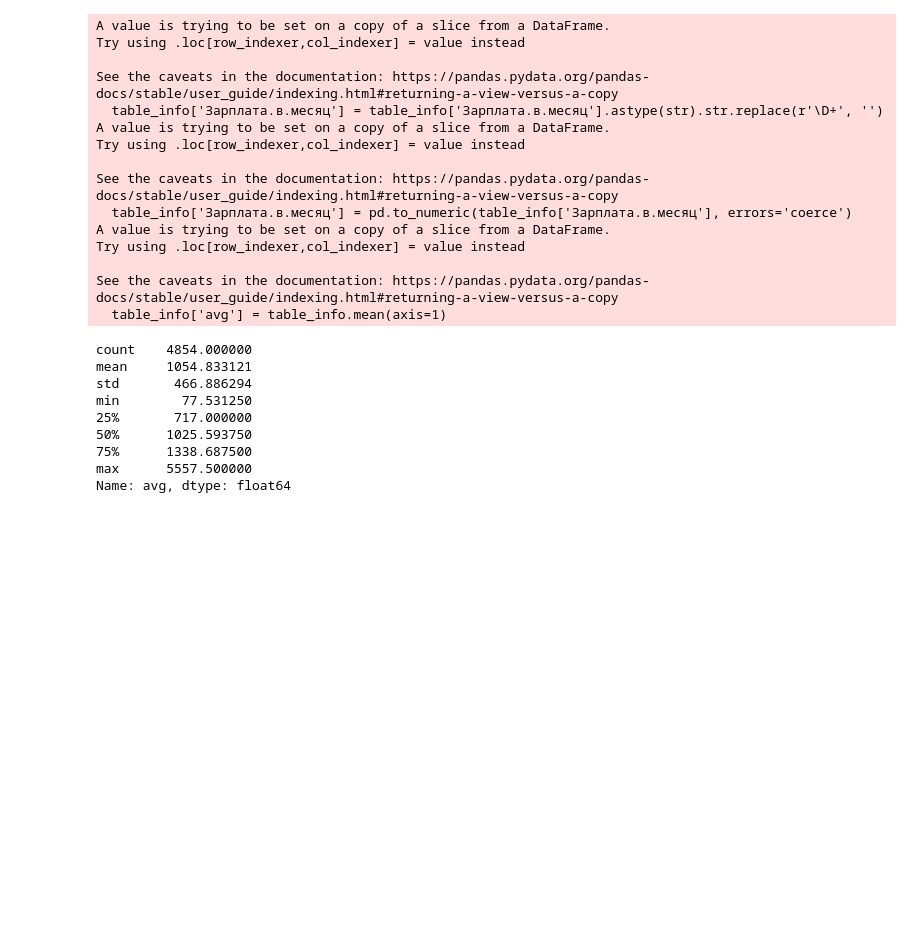
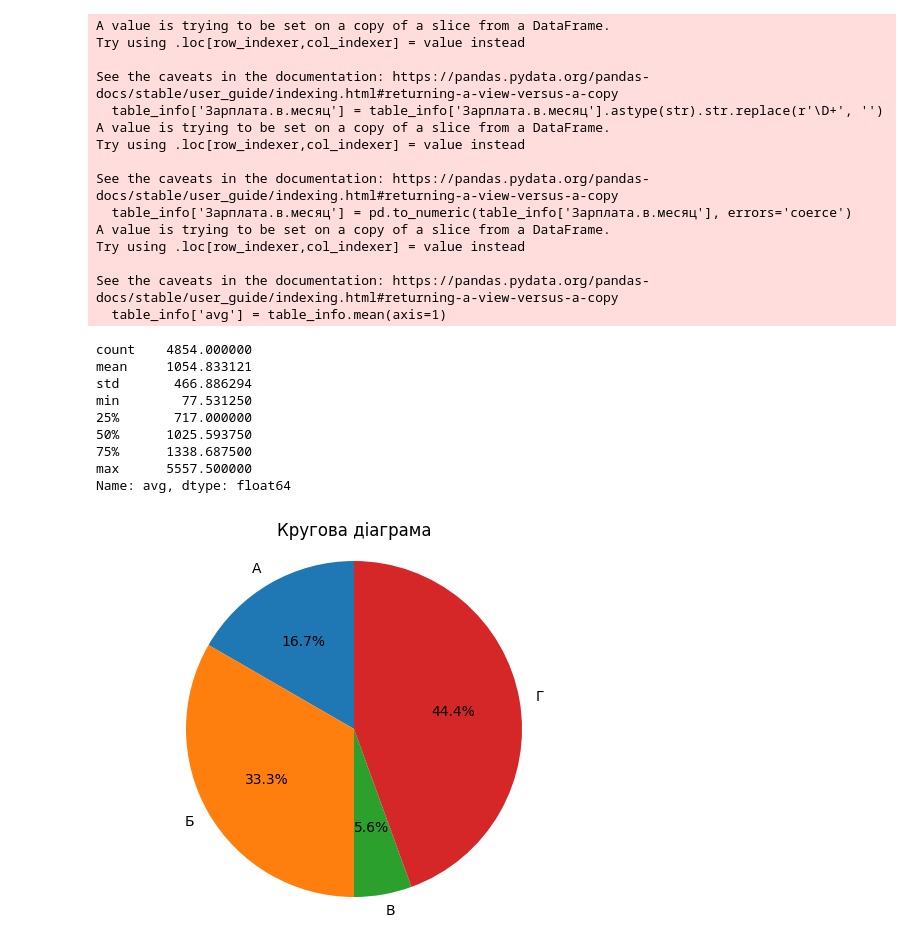
Before and after one commit to N1a2t3a/.Data_Science, a Jupyter notebook: HW2_2.ipynb, the cells around one changed output. Saved outputs shown, nothing was run; the diff lists cells and outputs as text; code cells hidden in the pictures; blank space fills up the shorter version.

```diff
--- a/HW2_2.ipynb
+++ b/HW2_2.ipynb
@@ -156,3 +156,16 @@ max      5557.500000
 Name: avg, dtype: float64
 # %%
 table_info.to_csv('python_data.csv', index=False)
+# %%
+import matplotlib.pyplot as plt
+%matplotlib inline
+
+labels = ['А', 'Б', 'В', 'Г']
+sizes = [15, 30, 5, 40]
+
+plt.pie(sizes, labels=labels, autopct='%1.1f%%', startangle=90)
+plt.axis('equal')
+plt.title('Кругова діаграма')
+plt.show()
+# %% [output]
+[figure, added]
```
Also changed, not shown: parts of 2 cells of this notebook.
